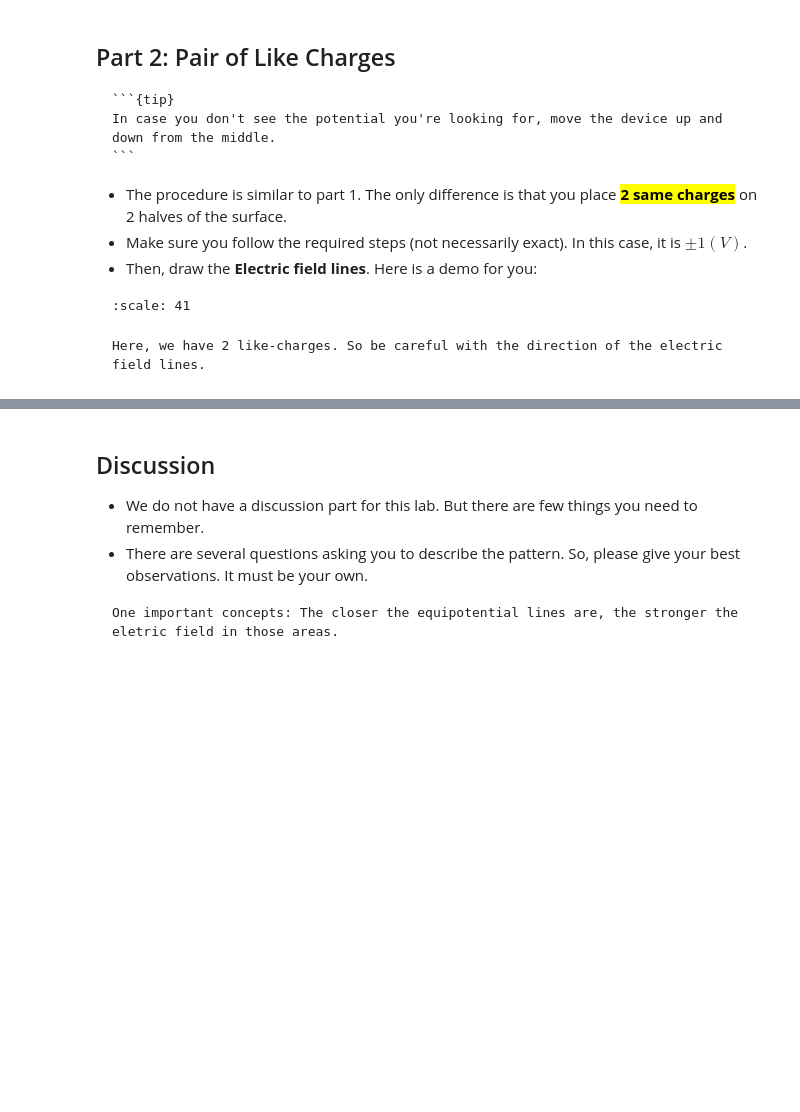
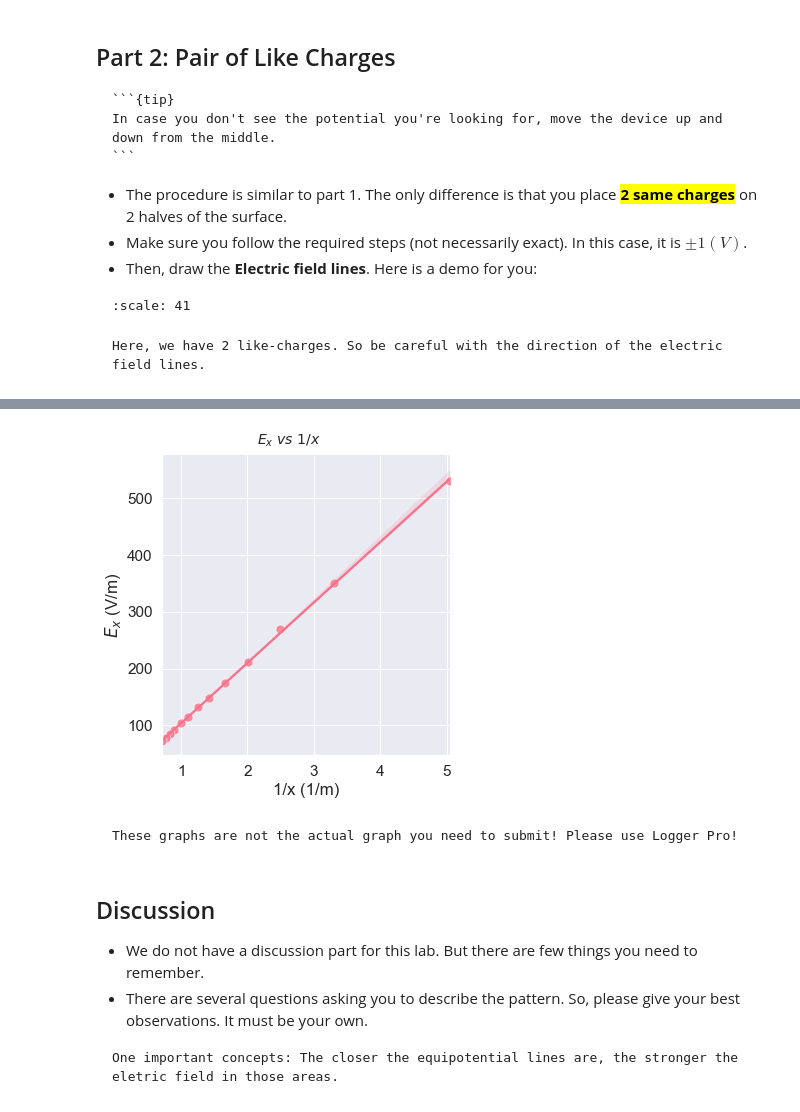
Before and after one commit to tthvo/phys-web, a Jupyter notebook: phys_book/contents/lab5/lab5.ipynb, the cells around one changed output, grey strips where cells are left out. Drawn from its saved outputs; the diff is of its cells as text; code cells hidden in the pictures; blank space fills up the shorter version.

````diff
--- a/phys_book/contents/lab5/lab5.ipynb
+++ b/phys_book/contents/lab5/lab5.ipynb
@@ -85,3 +181,16 @@ q is given in the simulator! Find it! Use nC or C.
+# %%
+plot2 = (sns.lmplot(x="1/x", y="Ex",data=part3_3, scatter_kws={'s':80, 'linewidth':0.7, 'edgecolor':'w'})
+    .set_axis_labels(r"1/x (1/m)",r"$E_x$ (V/m)")
+)
+# Add title to entire figure since we have only 1 plot
+plot2.fig.suptitle(r"$E_x\ vs\ 1/x$", fontsize=14, fontweight="bold", va="baseline")
+plt.show()
+# %% [output]
+[figure, added]
+# %% [markdown]
+```{caution}
+These graphs are not the actual graph you need to submit! Please use Logger Pro!
+```
 # %% [markdown]
 ## Discussion
 
````
Also changed, not shown: parts of 3 cells of this notebook, 2 other files.
